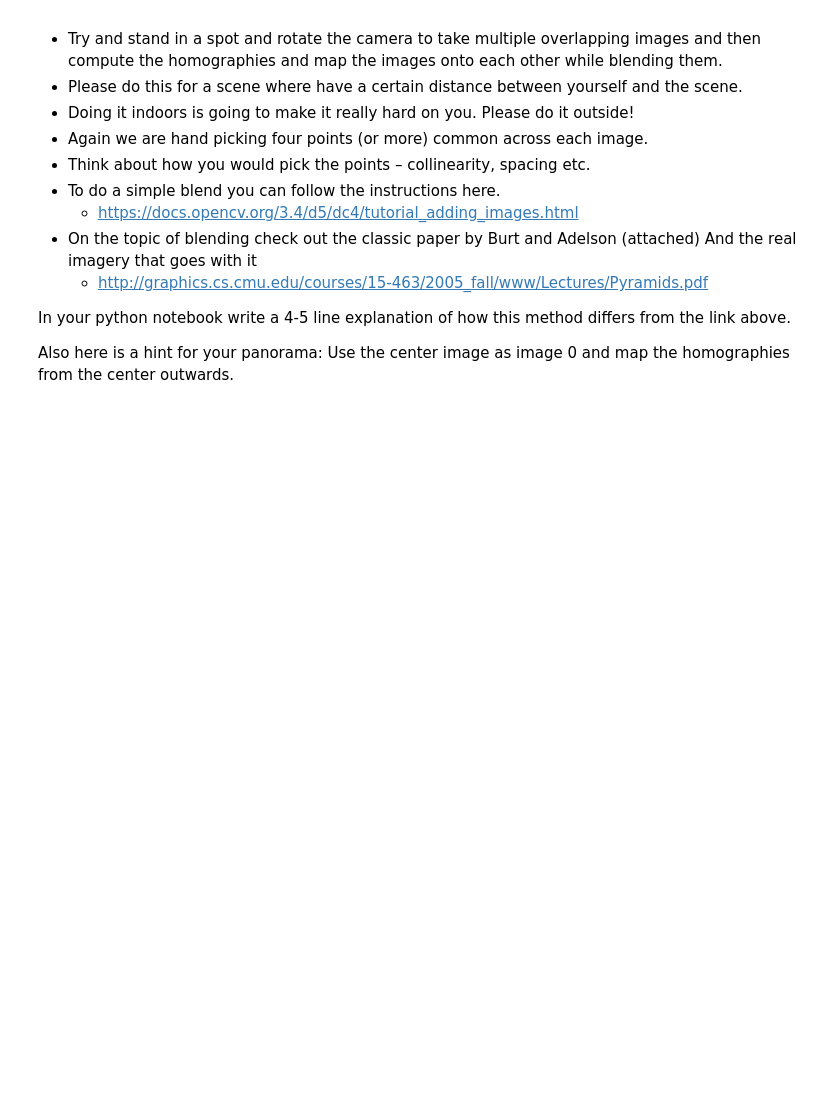
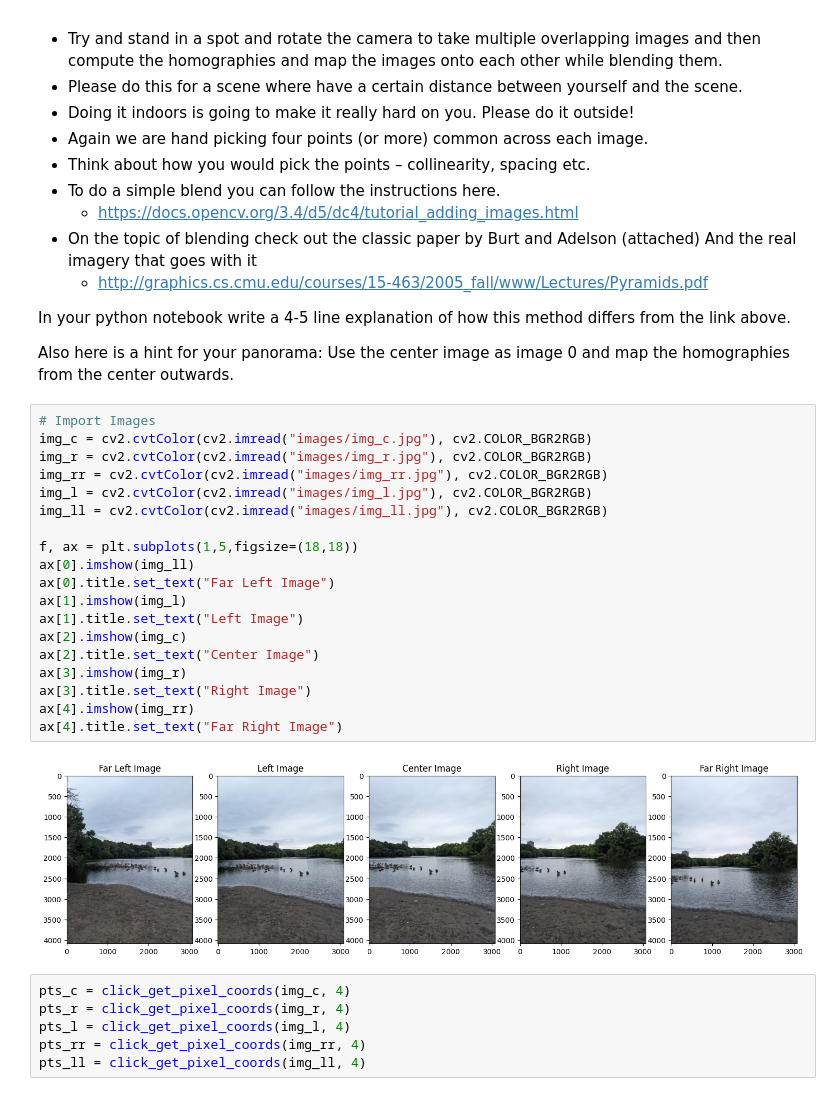
Before and after one commit to meuliano/AutonomousFieldRobotics, a Jupyter notebook: HW2/hw2_euliano.ipynb, the cells around one changed output. Cells and saved outputs as stored; diff of their text form; blank space fills up the shorter version.

```diff
--- a/HW2/hw2_euliano.ipynb
+++ b/HW2/hw2_euliano.ipynb
@@ -254,3 +259,30 @@ link above.
 
 Also here is a hint for your panorama: Use the center image as image 0 and map the
 homographies from the center outwards.
+# %%
+# Import Images
+img_c = cv2.cvtColor(cv2.imread("images/img_c.jpg"), cv2.COLOR_BGR2RGB)
+img_r = cv2.cvtColor(cv2.imread("images/img_r.jpg"), cv2.COLOR_BGR2RGB)
+img_rr = cv2.cvtColor(cv2.imread("images/img_rr.jpg"), cv2.COLOR_BGR2RGB)
+img_l = cv2.cvtColor(cv2.imread("images/img_l.jpg"), cv2.COLOR_BGR2RGB)
+img_ll = cv2.cvtColor(cv2.imread("images/img_ll.jpg"), cv2.COLOR_BGR2RGB)
+
+f, ax = plt.subplots(1,5,figsize=(18,18))
+ax[0].imshow(img_ll)
+ax[0].title.set_text("Far Left Image")
+ax[1].imshow(img_l)
+ax[1].title.set_text("Left Image")
+ax[2].imshow(img_c)
+ax[2].title.set_text("Center Image")
+ax[3].imshow(img_r)
+ax[3].title.set_text("Right Image")
+ax[4].imshow(img_rr)
+ax[4].title.set_text("Far Right Image")
+# %% [output]
+[figure, added]
+# %%
+pts_c = click_get_pixel_coords(img_c, 4)
+pts_r = click_get_pixel_coords(img_r, 4)
+pts_l = click_get_pixel_coords(img_l, 4)
+pts_rr = click_get_pixel_coords(img_rr, 4)
+pts_ll = click_get_pixel_coords(img_ll, 4)
```
Also changed, not shown: parts of 11 cells of this notebook, 5 other files.
